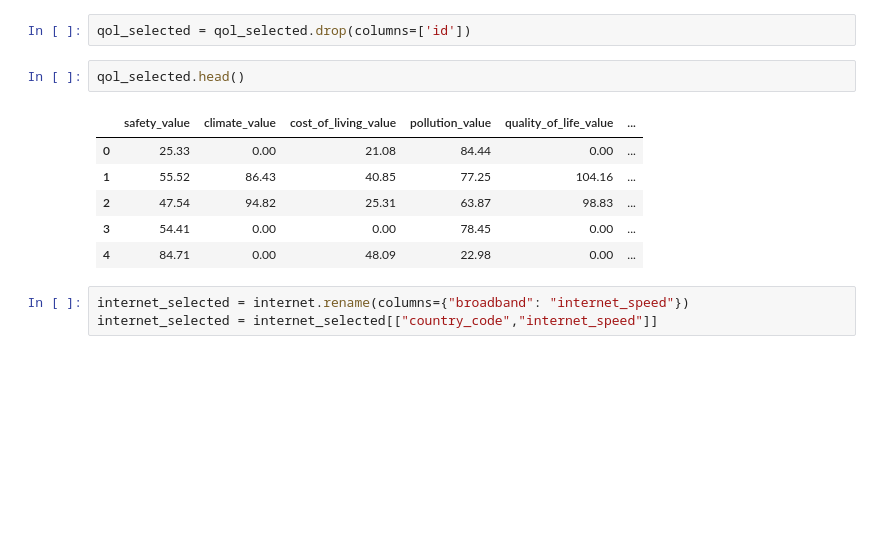
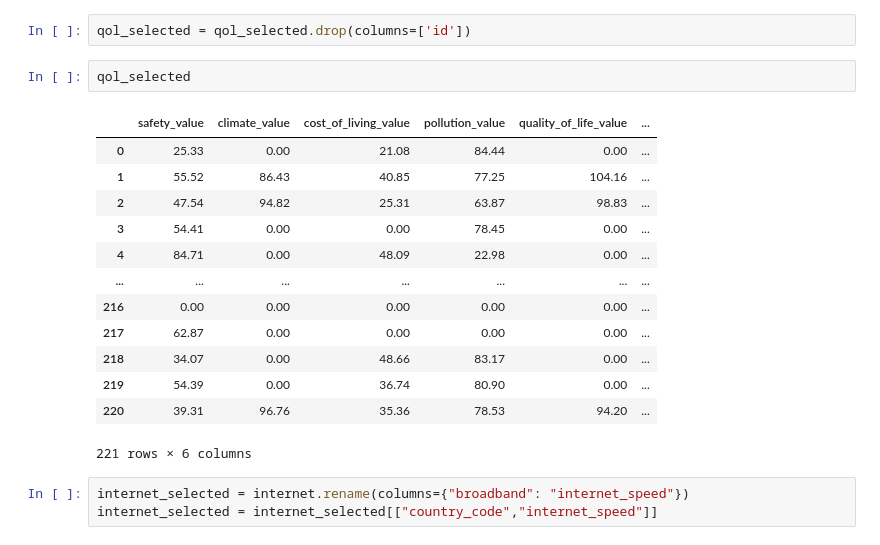
Before and after one commit to PuiKiRebeccaWOO/final_project, a Jupyter notebook: notebooks/nomads_analysis.ipynb, the cells around one changed output. Cells and saved outputs as stored; diff of their text form; blank space fills up the shorter version.

```diff
--- a/notebooks/nomads_analysis.ipynb
+++ b/notebooks/nomads_analysis.ipynb
@@ -167,14 +167,21 @@ qol_selected["country_code"] = qol["country_code"]
 # %%
 qol_selected = qol_selected.drop(columns=['id'])
 # %%
-qol_selected.head()
+qol_selected
 # %% [output]
 |  | safety_value | climate_value | cost_of_living_value | pollution_value | quality_of_life_value | ... |
 | 0 | 25.33 | 0.00 | 21.08 | 84.44 | 0.00 | ... |
 | 1 | 55.52 | 86.43 | 40.85 | 77.25 | 104.16 | ... |
 | 2 | 47.54 | 94.82 | 25.31 | 63.87 | 98.83 | ... |
 | 3 | 54.41 | 0.00 | 0.00 | 78.45 | 0.00 | ... |
 | 4 | 84.71 | 0.00 | 48.09 | 22.98 | 0.00 | ... |
+| ... | ... | ... | ... | ... | ... | ... |
+| 216 | 0.00 | 0.00 | 0.00 | 0.00 | 0.00 | ... |
+| 217 | 62.87 | 0.00 | 0.00 | 0.00 | 0.00 | ... |
+| 218 | 34.07 | 0.00 | 48.66 | 83.17 | 0.00 | ... |
+| 219 | 54.39 | 0.00 | 36.74 | 80.90 | 0.00 | ... |
+| 220 | 39.31 | 96.76 | 35.36 | 78.53 | 94.20 | ... |
+221 rows × 6 columns
 # %%
 internet_selected = internet.rename(columns={"broadband": "internet_speed"})
 internet_selected = internet_selected[["country_code","internet_speed"]]
```
Also changed, not shown: parts of 44 cells of this notebook, 4 other files.
